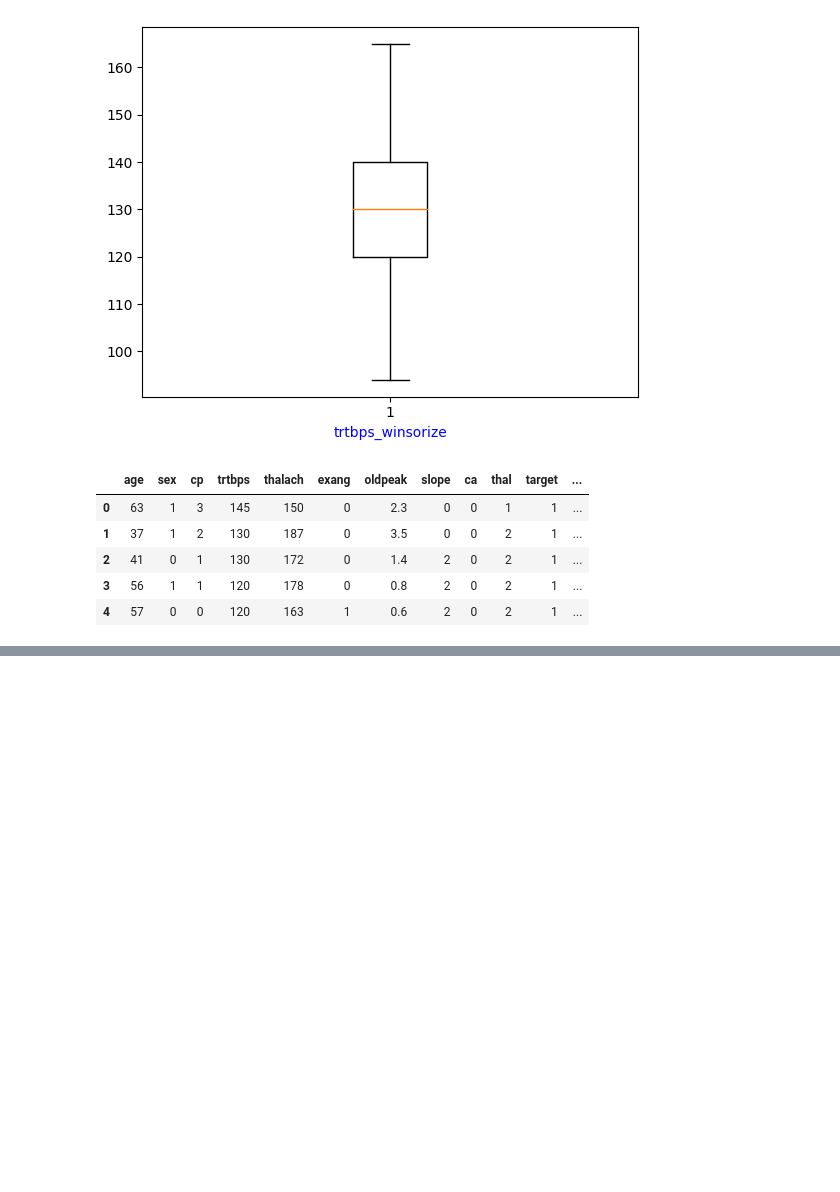
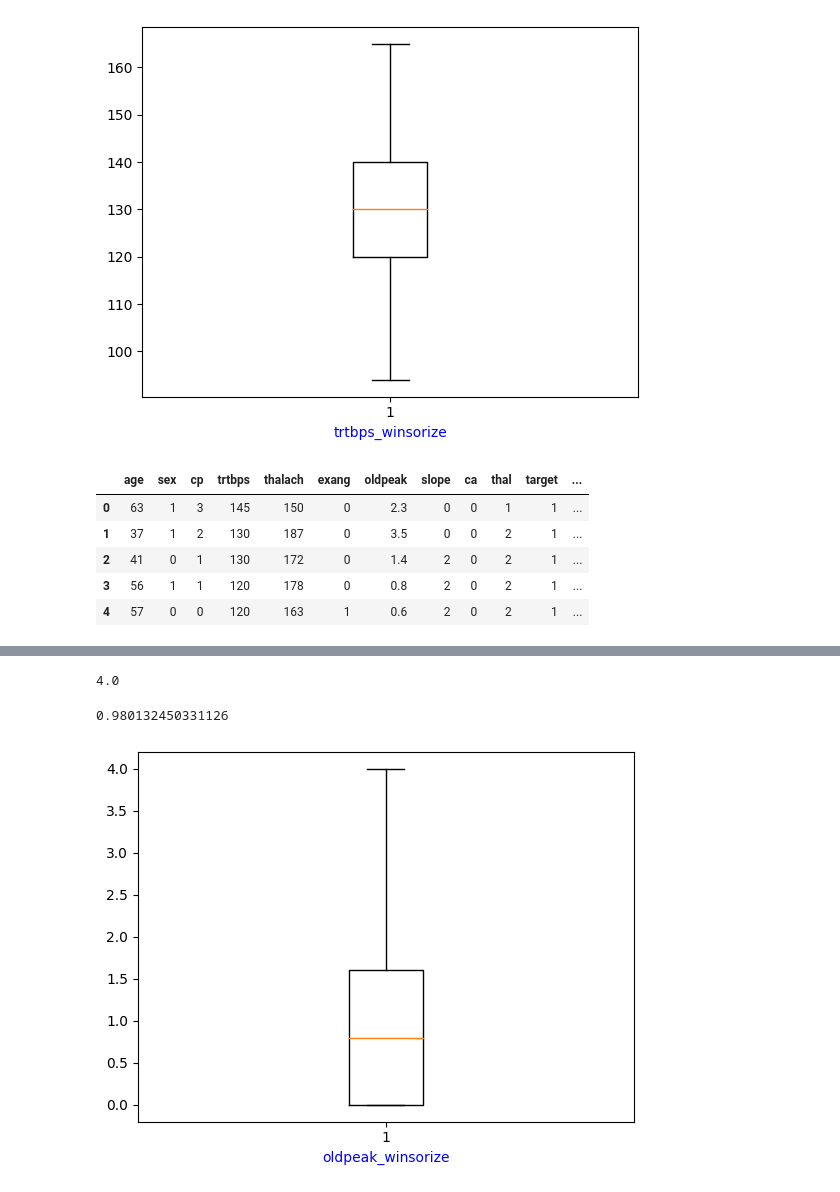
Before and after one commit to akhileshchoudary/Heart-Attack-Prediction-using-ML, a Jupyter notebook: heart-attack-prediction.ipynb, the cells around one changed output, grey strips where cells are left out. Cells and saved outputs as stored; diff of their text form; code cells hidden in the pictures; blank space fills up the shorter version.

```diff
--- a/heart-attack-prediction.ipynb
+++ b/heart-attack-prediction.ipynb
@@ -1048,0 +1100,17 @@ df.head()
+# %%
+df[df["oldpeak"] < 4.2].oldpeak.max()
+# %% [output]
+4.0
+# %%
+winsorize_percentile_oldpeak = (stats.percentileofscore(df["oldpeak"], 4)) / 100
+print(winsorize_percentile_oldpeak)
+# %% [output]
+0.980132450331126
+# %%
+oldpeak_winsorize = winsorize(df.oldpeak, (0, (1 - winsorize_percentile_oldpeak)))
+# %%
+plt.boxplot(oldpeak_winsorize)
+plt.xlabel("oldpeak_winsorize", color = "b")
+plt.show()
+# %% [output]
+[figure, added]
```
Also changed, not shown: parts of 34 cells of this notebook.
